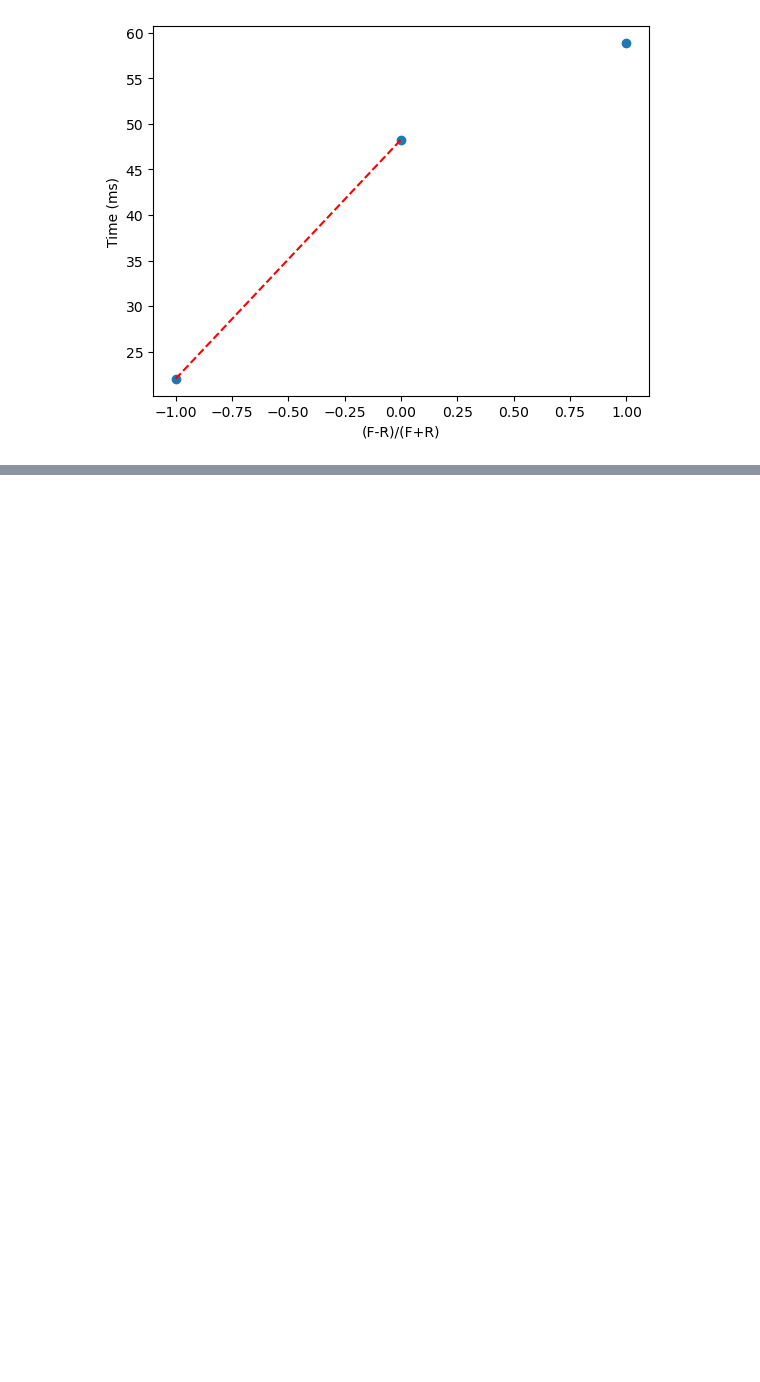
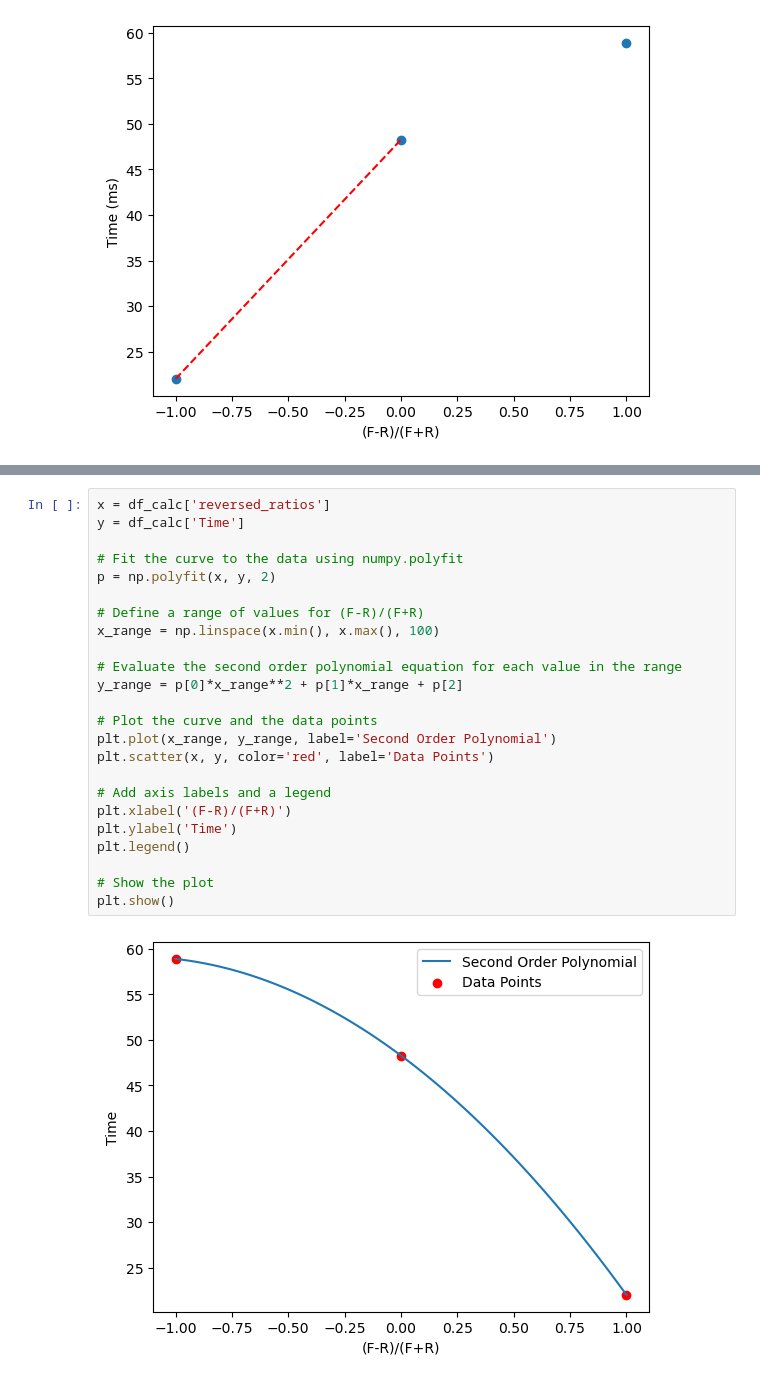
Before and after one commit to RajHarsor/Behavioral-Box-Lever-Task, a Jupyter notebook: Solenoid_Testing/EquationSolenoidLine.ipynb, the cells around one changed output, grey strips where cells are left out. Cells and saved outputs as stored; diff of their text form; blank space fills up the shorter version.

```diff
--- a/Solenoid_Testing/EquationSolenoidLine.ipynb
+++ b/Solenoid_Testing/EquationSolenoidLine.ipynb
@@ -204,0 +261,26 @@ plt.show()
+# %%
+x = df_calc['reversed_ratios']
+y = df_calc['Time']
+
+# Fit the curve to the data using numpy.polyfit
+p = np.polyfit(x, y, 2)
+
+# Define a range of values for (F-R)/(F+R)
+x_range = np.linspace(x.min(), x.max(), 100)
+
+# Evaluate the second order polynomial equation for each value in the range
+y_range = p[0]*x_range**2 + p[1]*x_range + p[2]
+
+# Plot the curve and the data points
+plt.plot(x_range, y_range, label='Second Order Polynomial')
+plt.scatter(x, y, color='red', label='Data Points')
+
+# Add axis labels and a legend
+plt.xlabel('(F-R)/(F+R)')
+plt.ylabel('Time')
+plt.legend()
+
+# Show the plot
+plt.show()
+# %% [output]
+[figure, added]
```
Also changed, not shown: parts of 26 cells of this notebook.
